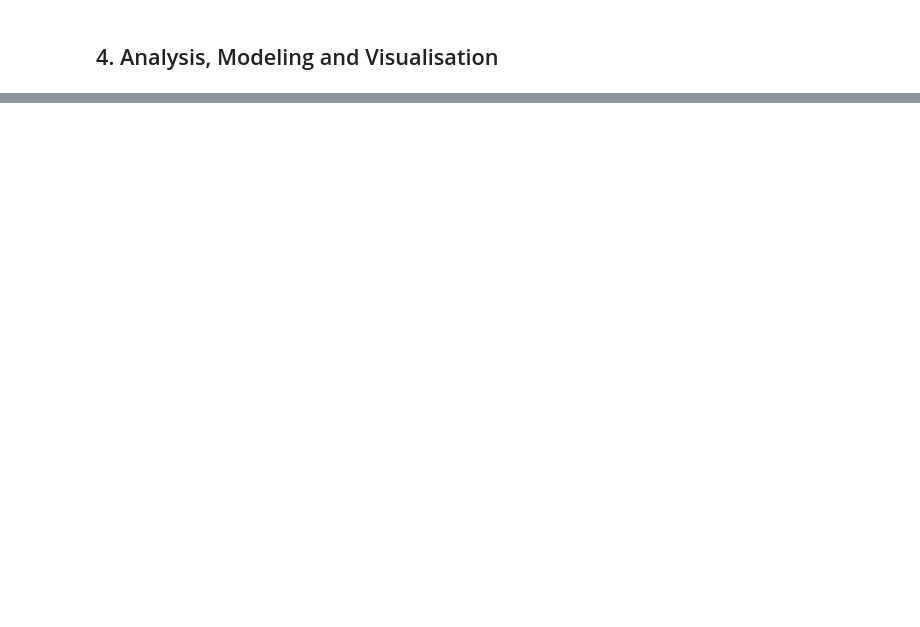
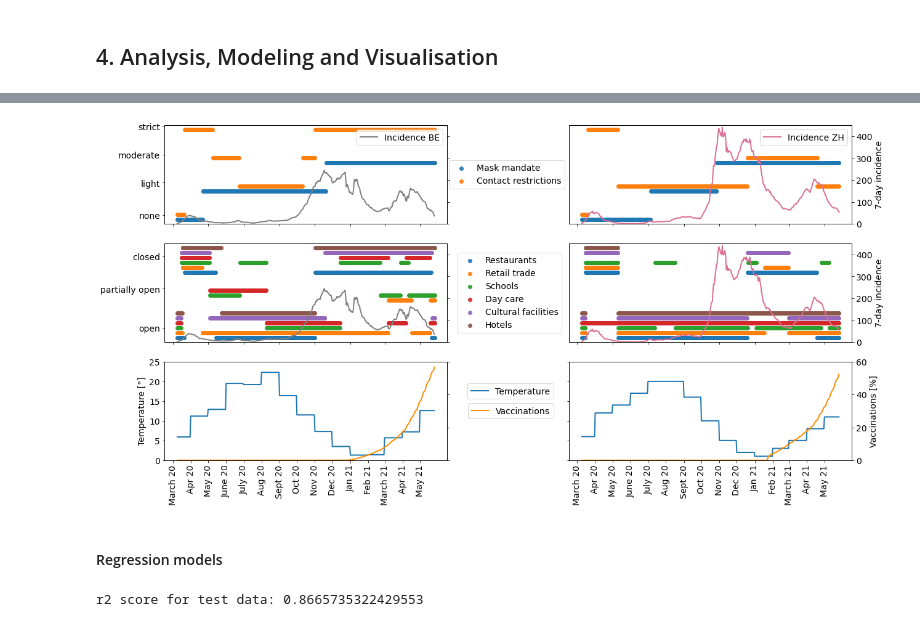
Before and after one commit to zoraaroz/covid19-cases-lockdowns, a Jupyter notebook: data_analysis.ipynb, the cells around one changed output, grey strips where cells are left out. Saved outputs shown, nothing was run; the diff lists cells and outputs as text; code cells hidden in the pictures; blank space fills up the shorter version.

```diff
--- a/data_analysis.ipynb
+++ b/data_analysis.ipynb
@@ -837,0 +796,13 @@ print(lockdowns_be.head(), lockdowns_zh.head())
+# %%
+# Code: Repeat each value x number of times (as defined in month_lens) and write new data frame with expanded dates
+month_lens = [23, 30, 31, 30, 31, 31, 30, 31, 30, 31, 31, 28, 31, 30, 26]
+vals = []
+i = 0
+for m in month_lens:
+    vals = np.append(vals,np.repeat(temperature_zh_raw.temperature.values[i], m))
+    i += 1
+temperature_zh = pd.DataFrame(vals, columns = ['temperature'])
+temperature_zh['date'] = cases_zh.date
+
+# Test
+temperature_zh.head()
@@ -837,0 +842,7 @@ print(lockdowns_be.head(), lockdowns_zh.head())
+# %%
+# Code: Filter data and make new data frames
+lockdowns_be = lockdowns[lockdowns.region == 'Berlin'].drop('region', axis = 1)
+lockdowns_zh = lockdowns[lockdowns.region == 'Zurich'].drop('region', axis = 1).reset_index(drop = True)
+
+# Test
+print(lockdowns_be, lockdowns_zh)
@@ -846,0 +968,44 @@ plt.title('Covid-19 7-day incidence');
+# %%
+fig = plt.figure(figsize=(20,10));
+plt.rcParams.update({'font.size': 14})
+(ax1, ax2), (ax3, ax4), (ax5, ax6) = fig.subplots(3,2);
+ax1_sec = ax1.twinx()
+ax2_sec = ax2.twinx()
+ax3_sec = ax3.twinx()
+ax4_sec = ax4.twinx()
+ax5_sec = ax5.twinx()
+ax6_sec = ax6.twinx()
+
+incidence_lim = [0, 450]
+temp_lim = [0, 25]
+vacc_lim = [0, 60]
+
+# Berlin
+plot_lockdowns(lockdowns_be, ax1, ax3) # lockdowns
+plot_temporal_data(ax1_sec, cases_be, 'incidence', color = 'gray', linewidth = 2, label = 'Incidence BE',
+                   xticklabels = False, yticklabels = False, ylim = incidence_lim, legend = 'in')
+plot_temporal_data(ax3_sec, cases_be, 'incidence', color = 'gray', linewidth = 2,
+                   xticklabels = False, yticklabels = False, ylim = incidence_lim)
+plot_temporal_data(ax5, temperature_be, 'temperature', label = 'Temperature', linewidth = 2,
+                  ylabel = 'Temperature [°]', ylim = temp_lim, legend = 'out', lpos = (1.39, 0.7))
+plot_temporal_data(ax5_sec, vacc_de, 'vacc_percent', color = 'darkorange', label = 'Vaccinations', linewidth = 2,
+                   yticklabels = False, ylim = vacc_lim, legend = 'out', lpos = (1.39, 0.5))
+get_month_ticks(ax5)
+
+# Zurich
+plot_lockdowns(lockdowns_zh, ax2, ax4, ylabels = False, legend = False) # lockdowns
+plot_temporal_data(ax2_sec, cases_zh, 'incidence', color = 'palevioletred', linewidth = 2, label = 'Incidence ZH',
+                   xticklabels = False, ylabel = '7-day incidence', ylim = incidence_lim, legend = 'in')
+plot_temporal_data(ax4_sec, cases_zh, 'incidence', color = 'palevioletred', linewidth = 2, xticklabels = False,
+                   ylabel = '7-day incidence', ylim = incidence_lim)
+plot_temporal_data(ax6, temperature_zh, 'temperature', label = 'Temperature', linewidth = 2,
+                  yticklabels = False, ylim = temp_lim)
+plot_temporal_data(ax6_sec, vacc_ch, 'vacc_percent', color = 'darkorange', label = 'Vaccinations', linewidth = 2,
+                   ylabel = 'Vaccinations [%]', ylim = vacc_lim)
+get_month_ticks(ax6)
+
+plt.subplots_adjust(wspace = .43)
+# %% [output]
+[figure, added]
+# %% [markdown]
+#### Regression models
@@ -846,0 +1048,7 @@ plt.title('Covid-19 7-day incidence');
+# %%
+X = pd.concat([lockdowns_zh.drop('date', axis = 1), vacc_ch.vacc_percent, temperature_zh.temperature], axis = 1)
+y = cases_be.incidence
+
+lm_model, X_train, X_test, y_train, y_test, y_pred = do_regression(X, y)
+# %% [output]
+r2 score for test data: 0.8665735322429553
```
Also changed, not shown: parts of 74 cells of this notebook, 1 other file.
